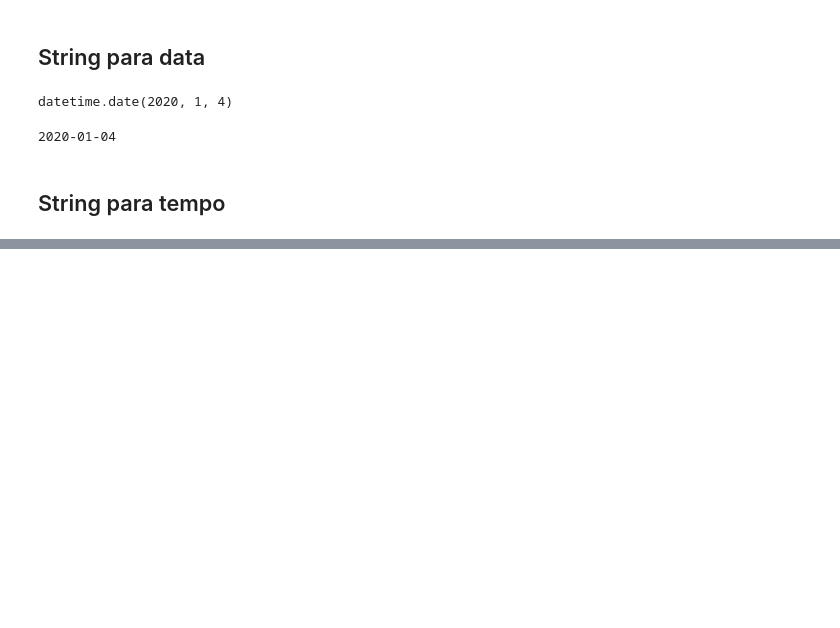
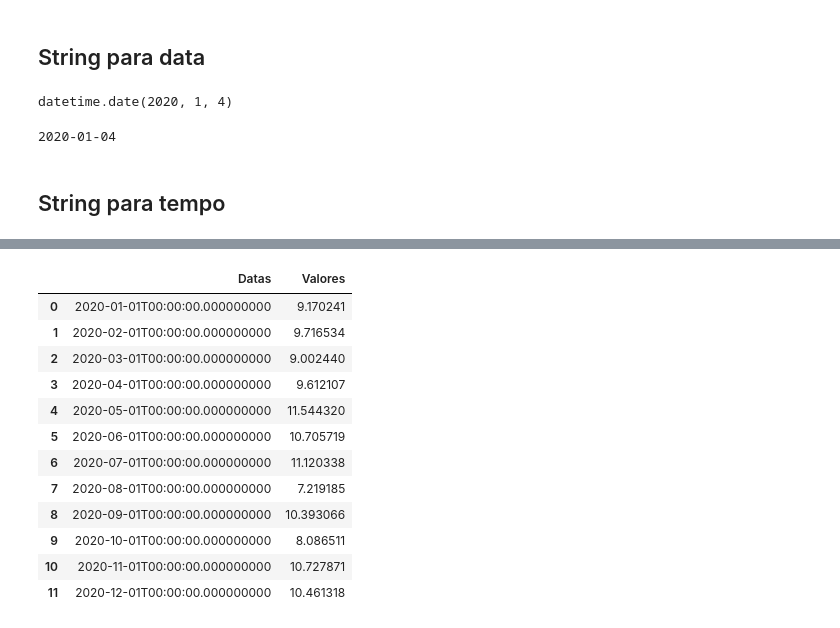
Before and after one commit to neriGabriel/data-science-machine-learning, a Jupyter notebook: modulo_time_series.ipynb, the cells around one changed output, grey strips where cells are left out. Drawn from its saved outputs; the diff is of its cells as text; code cells hidden in the pictures; blank space fills up the shorter version.

```diff
--- a/modulo_time_series.ipynb
+++ b/modulo_time_series.ipynb
@@ -85,0 +179,23 @@ str_tempo = ''
+# %%
+data['Datas'] = ['2020-01-01T00:00:00.000000000', '2020-02-01T00:00:00.000000000',
+       '2020-03-01T00:00:00.000000000', '2020-04-01T00:00:00.000000000',
+       '2020-05-01T00:00:00.000000000', '2020-06-01T00:00:00.000000000',
+       '2020-07-01T00:00:00.000000000', '2020-08-01T00:00:00.000000000',
+       '2020-09-01T00:00:00.000000000', '2020-10-01T00:00:00.000000000',
+       '2020-11-01T00:00:00.000000000', '2020-12-01T00:00:00.000000000']
+# %%
+data
+# %% [output]
+|  | Datas | Valores |
+| 0 | 2020-01-01T00:00:00.000000000 | 9.170241 |
+| 1 | 2020-02-01T00:00:00.000000000 | 9.716534 |
+| 2 | 2020-03-01T00:00:00.000000000 | 9.002440 |
+| 3 | 2020-04-01T00:00:00.000000000 | 9.612107 |
+| 4 | 2020-05-01T00:00:00.000000000 | 11.544320 |
+| 5 | 2020-06-01T00:00:00.000000000 | 10.705719 |
+| 6 | 2020-07-01T00:00:00.000000000 | 11.120338 |
+| 7 | 2020-08-01T00:00:00.000000000 | 7.219185 |
+| 8 | 2020-09-01T00:00:00.000000000 | 10.393066 |
+| 9 | 2020-10-01T00:00:00.000000000 | 8.086511 |
+| 10 | 2020-11-01T00:00:00.000000000 | 10.727871 |
+| 11 | 2020-12-01T00:00:00.000000000 | 10.461318 |
```
Also changed, not shown: parts of 34 cells of this notebook.
